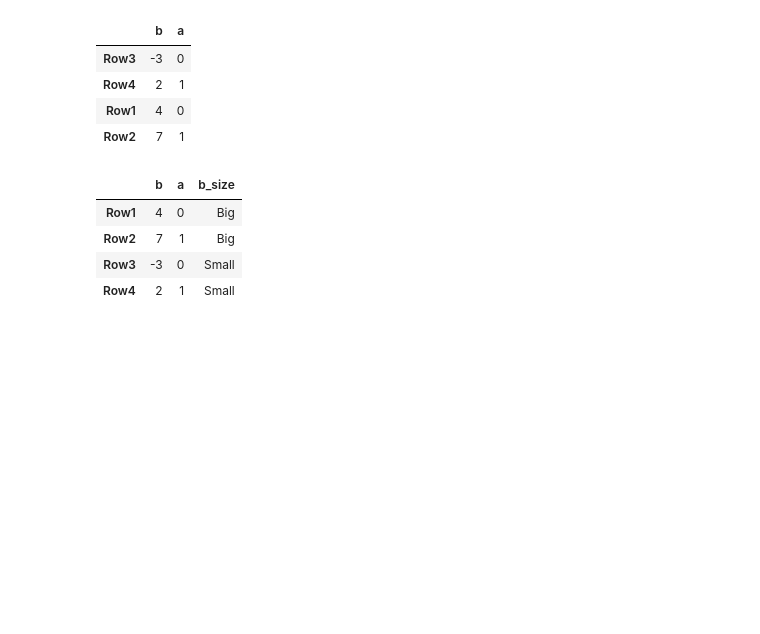
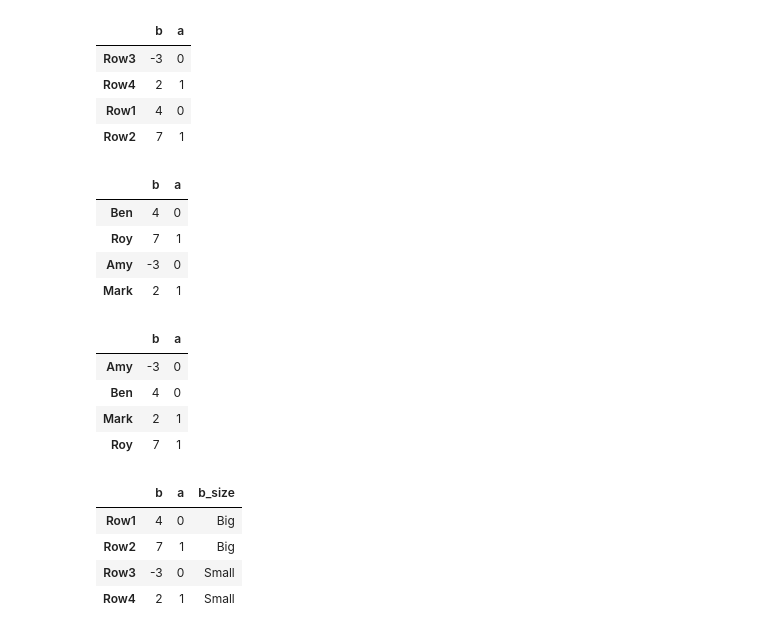
Before and after one commit to PP-123-nt/6m-data-1.7-intro-pandas, a Jupyter notebook: notebooks/pandas_lesson.ipynb, the cells around one changed output. Cells and saved outputs as stored; diff of their text form; code cells hidden in the pictures; blank space fills up the shorter version.

```diff
--- a/notebooks/pandas_lesson.ipynb
+++ b/notebooks/pandas_lesson.ipynb
@@ -431,6 +448,25 @@ frame.sort_values(by="b")
 | Row4 | 2 | 1 |
 | Row1 | 4 | 0 |
 | Row2 | 7 | 1 |
+# %%
+framev1 = pd.DataFrame({
+    "b": [4, 7, -3, 2],
+    "a": [0, 1, 0, 1]
+}, index=['Ben', 'Roy', 'Amy', 'Mark'])
+display(framev1)
+
+framev1.sort_index()  # sort by row labels (index) instead of column values
+# %% [output]
+|  | b | a |
+| Ben | 4 | 0 |
+| Roy | 7 | 1 |
+| Amy | -3 | 0 |
+| Mark | 2 | 1 |
+|  | b | a |
+| Amy | -3 | 0 |
+| Ben | 4 | 0 |
+| Mark | 2 | 1 |
+| Roy | 7 | 1 |
 # %%
 # [DEMO] Applying a function
 # def = "define a function": a reusable block of code you name and call later.
```
Also changed, not shown: parts of 7 cells of this notebook, 1 other file.
